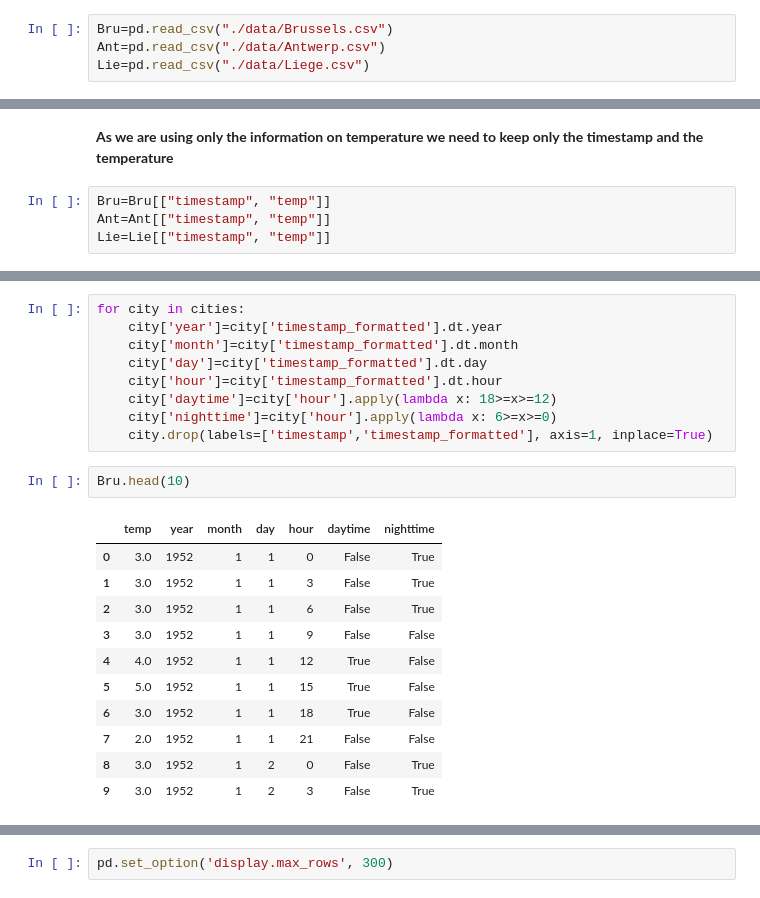
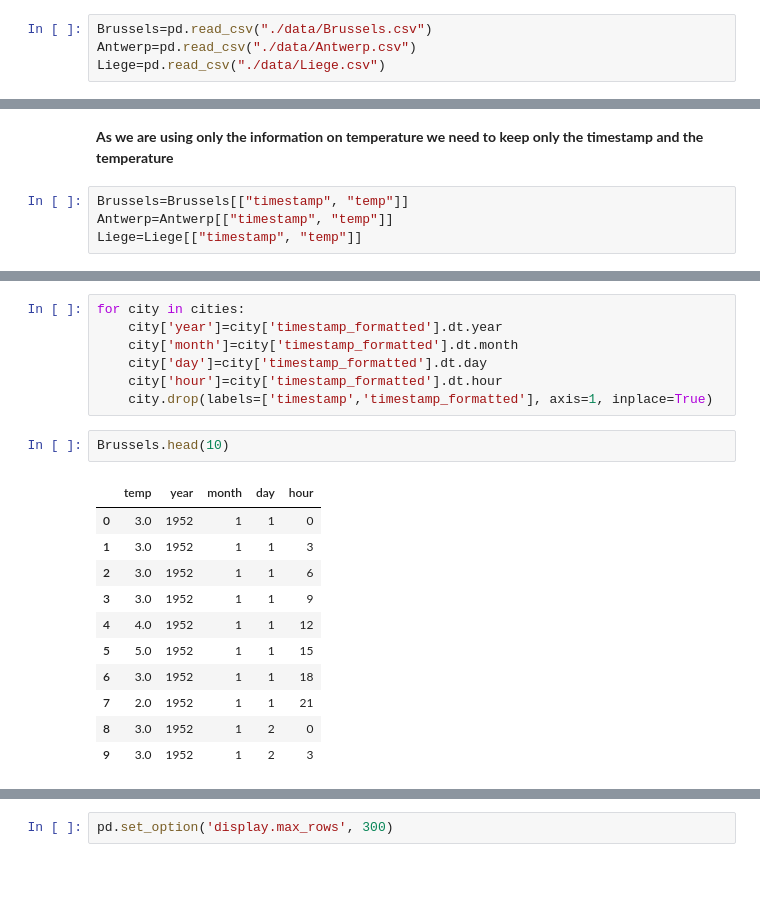
Before and after one commit to muuratjann/heatwave, a Jupyter notebook: Untitled.ipynb, the cells around one changed output, grey strips where cells are left out. Saved outputs shown, nothing was run; the diff lists cells and outputs as text.

```diff
--- a/Untitled.ipynb
+++ b/Untitled.ipynb
@@ -27,7 +31,7 @@ $$EHI_{accl}=(T_i+T_{i+1}+T_{i+2}/3-T_i+T_{i-1}+...+T_{i-30}/30)$$
 # %% [markdown]
 # Data cleaning and transformation
 # %%
-Bru=pd.read_csv("./data/Brussels.csv")
-Ant=pd.read_csv("./data/Antwerp.csv")
-Lie=pd.read_csv("./data/Liege.csv")
+Brussels=pd.read_csv("./data/Brussels.csv")
+Antwerp=pd.read_csv("./data/Antwerp.csv")
+Liege=pd.read_csv("./data/Liege.csv")
 # %%
@@ -43,7 +47,7 @@ Bru.head()
 # %% [markdown]
 **As we are using only the information on temperature we need to keep only the timestamp and the temperature**
 # %%
-Bru=Bru[["timestamp", "temp"]]
-Ant=Ant[["timestamp", "temp"]]
-Lie=Lie[["timestamp", "temp"]]
+Brussels=Brussels[["timestamp", "temp"]]
+Antwerp=Antwerp[["timestamp", "temp"]]
+Liege=Liege[["timestamp", "temp"]]
 # %%
@@ -87,20 +91,18 @@ for city in cities:
     city['month']=city['timestamp_formatted'].dt.month
     city['day']=city['timestamp_formatted'].dt.day
     city['hour']=city['timestamp_formatted'].dt.hour
-    city['daytime']=city['hour'].apply(lambda x: 18>=x>=12)
-    city['nighttime']=city['hour'].apply(lambda x: 6>=x>=0)
     city.drop(labels=['timestamp','timestamp_formatted'], axis=1, inplace=True)
 # %%
-Bru.head(10)
+Brussels.head(10)
 # %% [output]
-|  | temp | year | month | day | hour | daytime | nighttime |
-| 0 | 3.0 | 1952 | 1 | 1 | 0 | False | True |
-| 1 | 3.0 | 1952 | 1 | 1 | 3 | False | True |
-| 2 | 3.0 | 1952 | 1 | 1 | 6 | False | True |
-| 3 | 3.0 | 1952 | 1 | 1 | 9 | False | False |
-| 4 | 4.0 | 1952 | 1 | 1 | 12 | True | False |
-| 5 | 5.0 | 1952 | 1 | 1 | 15 | True | False |
-| 6 | 3.0 | 1952 | 1 | 1 | 18 | True | False |
-| 7 | 2.0 | 1952 | 1 | 1 | 21 | False | False |
-| 8 | 3.0 | 1952 | 1 | 2 | 0 | False | True |
-| 9 | 3.0 | 1952 | 1 | 2 | 3 | False | True |
+|  | temp | year | month | day | hour |
+| 0 | 3.0 | 1952 | 1 | 1 | 0 |
+| 1 | 3.0 | 1952 | 1 | 1 | 3 |
+| 2 | 3.0 | 1952 | 1 | 1 | 6 |
+| 3 | 3.0 | 1952 | 1 | 1 | 9 |
+| 4 | 4.0 | 1952 | 1 | 1 | 12 |
+| 5 | 5.0 | 1952 | 1 | 1 | 15 |
+| 6 | 3.0 | 1952 | 1 | 1 | 18 |
+| 7 | 2.0 | 1952 | 1 | 1 | 21 |
+| 8 | 3.0 | 1952 | 1 | 2 | 0 |
+| 9 | 3.0 | 1952 | 1 | 2 | 3 |
```
Also changed, not shown: parts of 72 cells of this notebook.
